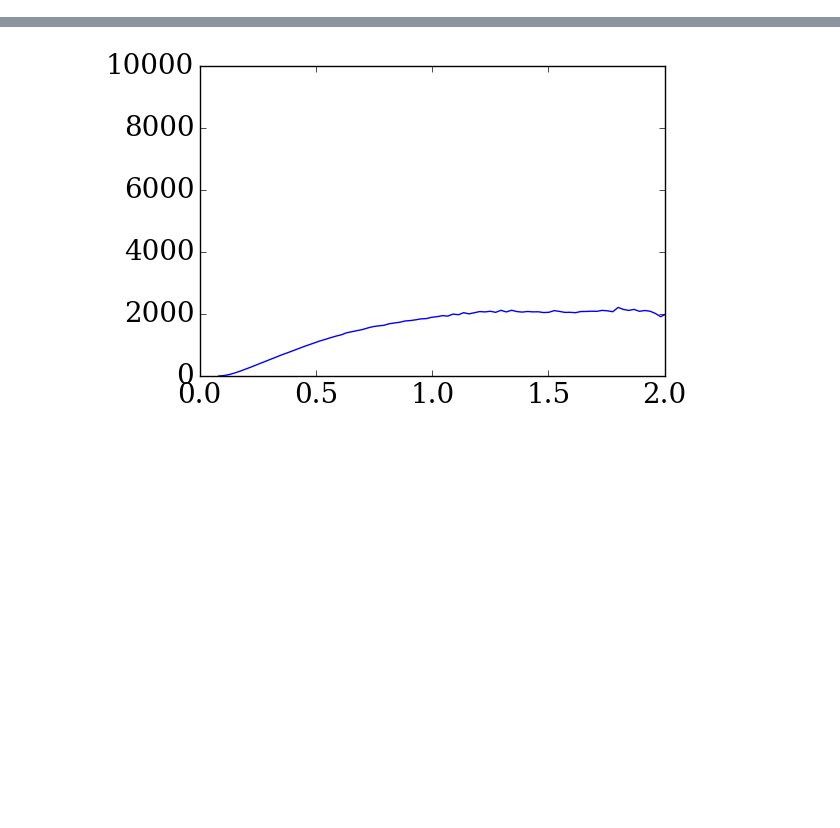
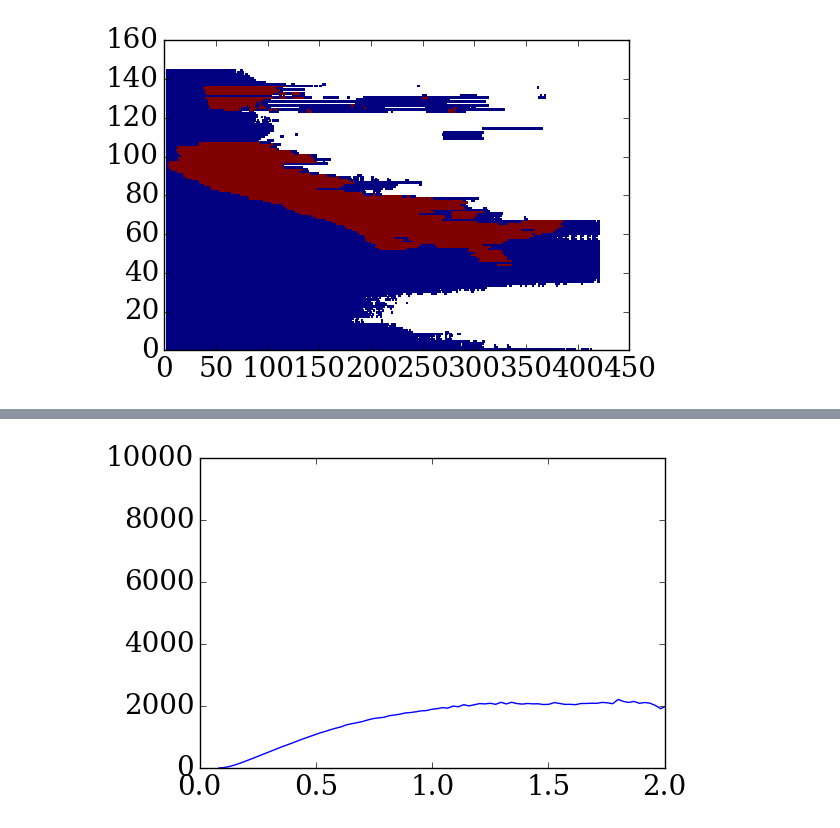
Before and after one commit to cduranalarcon/Lidar_DDU, a Jupyter notebook: Notebooks/temp.ipynb, the cells around one changed output, grey strips where cells are left out. Drawn from its saved outputs; the diff is of its cells as text; code cells hidden in the pictures; blank space fills up the shorter version.

```diff
--- a/Notebooks/temp.ipynb
+++ b/Notebooks/temp.ipynb
@@ -26,10 +26,16 @@ from copy import copy
 from BG_corr import BG_corr
 import time
 # %%
+##### output Temporal RESolution
+TRES = 10 #min.
+
+##### output Temporal resolution
+VRES = 6 #bins, 1bin = 3.8m # try only 1,2,3,6 bins
+
 #####Load MRR Data
 path_MRR = "I:/PHD/Lidar/Inversion_V2/MRR_Data/"
-Ze = np.loadtxt(path_MRR + "Ze_10min.txt")
-times_MRR = np.loadtxt(path_MRR + "times.txt")
+Ze = np.loadtxt(path_MRR + "Ze_"+str(TRES)+"min.txt")
+times_MRR = np.loadtxt(path_MRR + "times_"+str(TRES)+"min.txt")
 Height_MRR = np.loadtxt(path_MRR + "Height.txt")
 
 Zem = np.ma.masked_where(Ze == -9999, Ze)
@@ -50,9 +56,3 @@ bounds2 = np.linspace(0,12,14)
 norm2 = matplotlib.colors.BoundaryNorm(bounds2, cmap.N)
 
 cmap2 = pylab.cm.get_cmap(cmap.name,8)
-
-##### output Temporal RESolution
-TRES = 5 #min.
-
-##### output Temporal resolution
-VRES = 3 #bins, 1bin = 3.8m # try only 1,2,3,6 bins
@@ -237,0 +257,5 @@ for year in range(year0[0],year0[1]+1):
+# %%
+pylab.pcolor(layers_mask)
+pylab.show()
+# %% [output]
+[figure, added]
```
Also changed, not shown: parts of 14 cells of this notebook.
